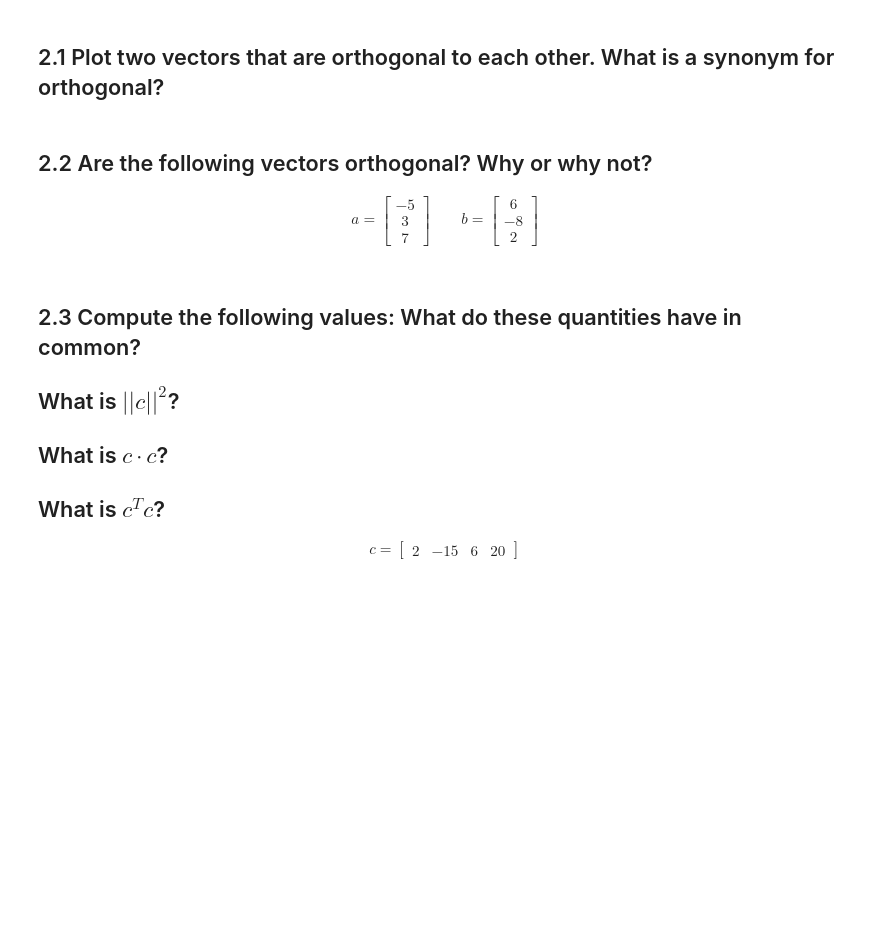
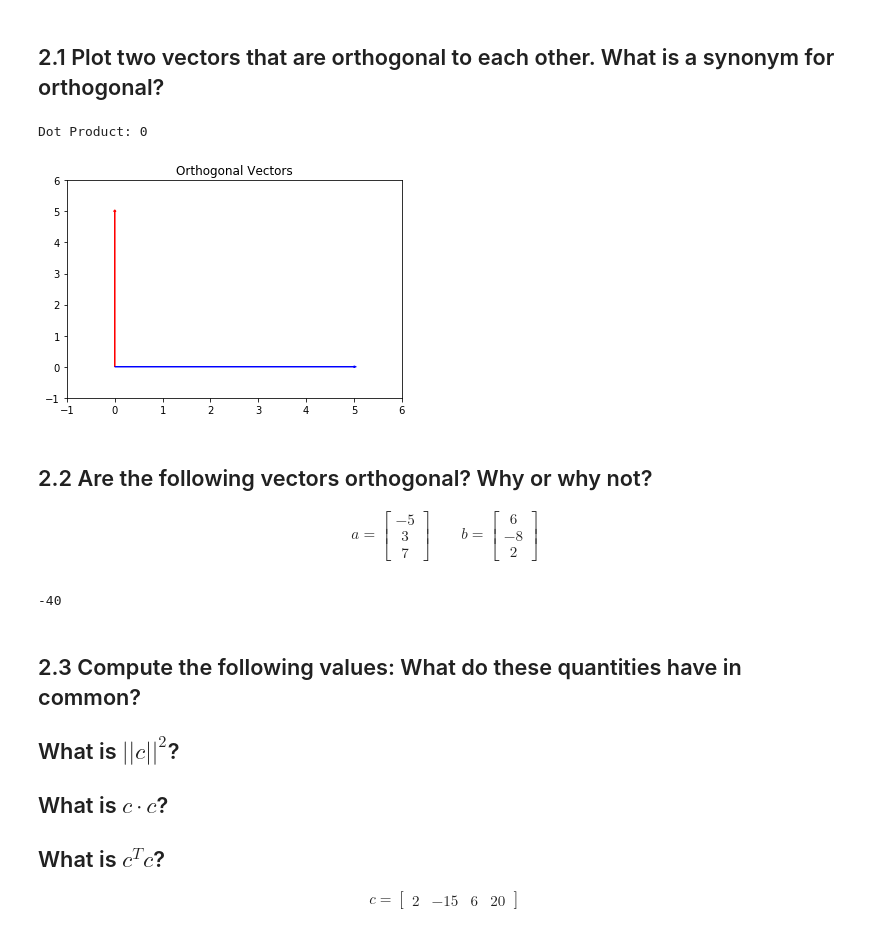
Before and after one commit to erivetna87/DS-Unit-1-Sprint-4-Linear-Algebra, a Jupyter notebook: module2-intermediate-linear-algebra/Intermediate_Linear_Algebra_Assignment.ipynb, the cells around one changed output. Saved outputs shown, nothing was run; the diff lists cells and outputs as text; code cells hidden in the pictures; blank space fills up the shorter version.

```diff
--- a/module2-intermediate-linear-algebra/Intermediate_Linear_Algebra_Assignment.ipynb
+++ b/module2-intermediate-linear-algebra/Intermediate_Linear_Algebra_Assignment.ipynb
@@ -210,6 +301,19 @@ Sample std of lw_customers: 17.057326313123664
 # Orthogonality
 # %% [markdown]
 ## 2.1 Plot two vectors that are orthogonal to each other. What is a synonym for orthogonal?
+# %%
+vector_1 = [0, 5]
+vector_2 = [5, 0]
+print('Dot Product:',np.dot(vector_1,vector_2))
+plt.arrow(0,0,vector_1[0],vector_1[1],head_width=.05,head_length=0.05,color='red')
+plt.arrow(0,0,vector_2[0],vector_2[1],head_width=.05,head_length=0.05,color='blue')
+plt.xlim(-1,6)
+plt.ylim(-1,6)
+plt.title('Orthogonal Vectors')
+plt.show()
+# %% [output]
+Dot Product: 0
+[figure, added]
 # %% [markdown]
 ## 2.2 Are the following vectors orthogonal? Why or why not?
 
@@ -218,6 +322,15 @@ a = \begin{bmatrix} -5 \\ 3 \\ 7 \end{bmatrix}
 \qquad
 b = \begin{bmatrix} 6 \\ -8 \\ 2 \end{bmatrix}
 \end{align}
+# %%
+a = np.array([-5,3,7])
+b = np.array([6,-8,2])
+
+np.dot(a,b)
+
+#Not Orthogonal as Dot product isn't 0
+# %% [output]
+-40
 # %% [markdown]
 ## 2.3 Compute the following values: What do these quantities have in common?
 
```
Also changed, not shown: parts of 15 cells of this notebook.
